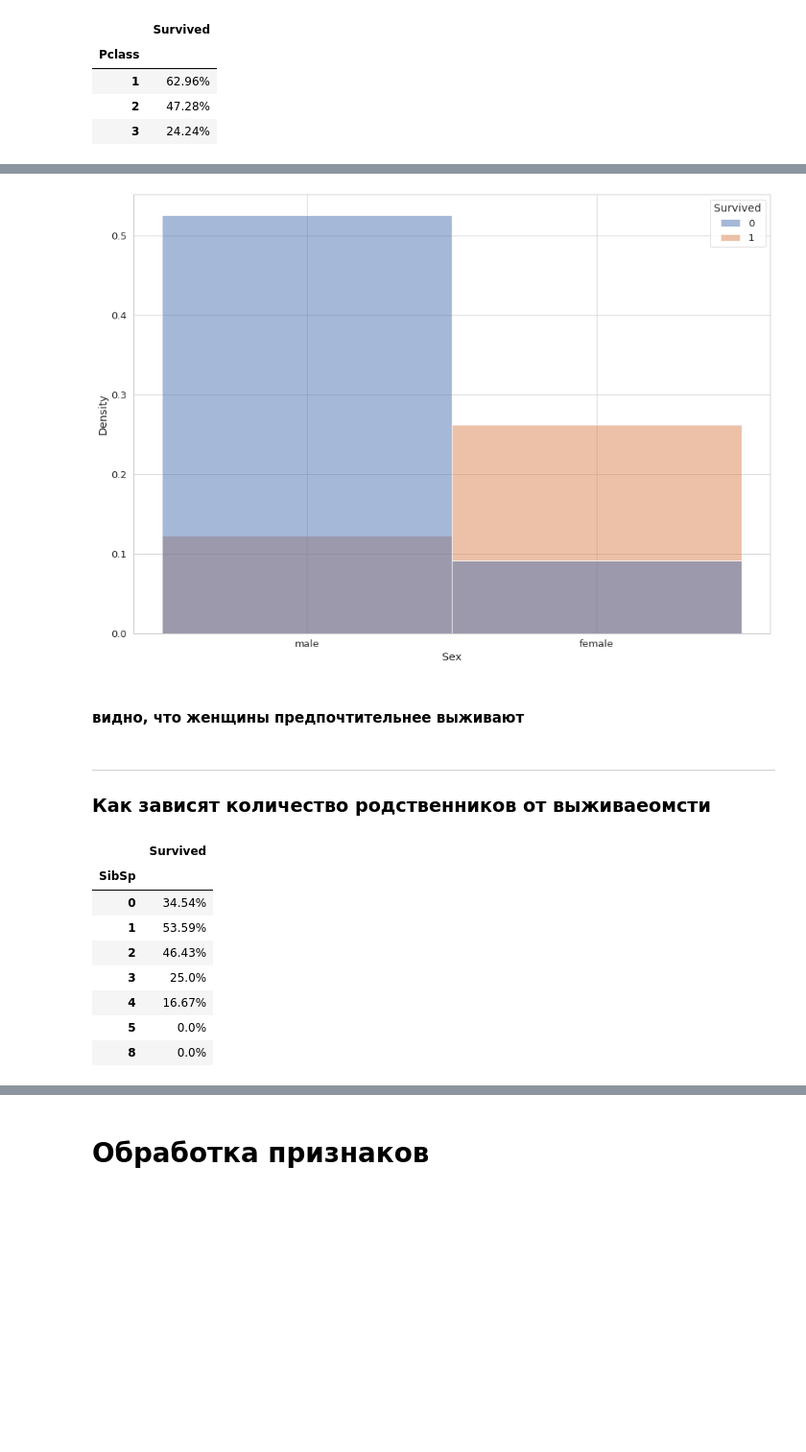
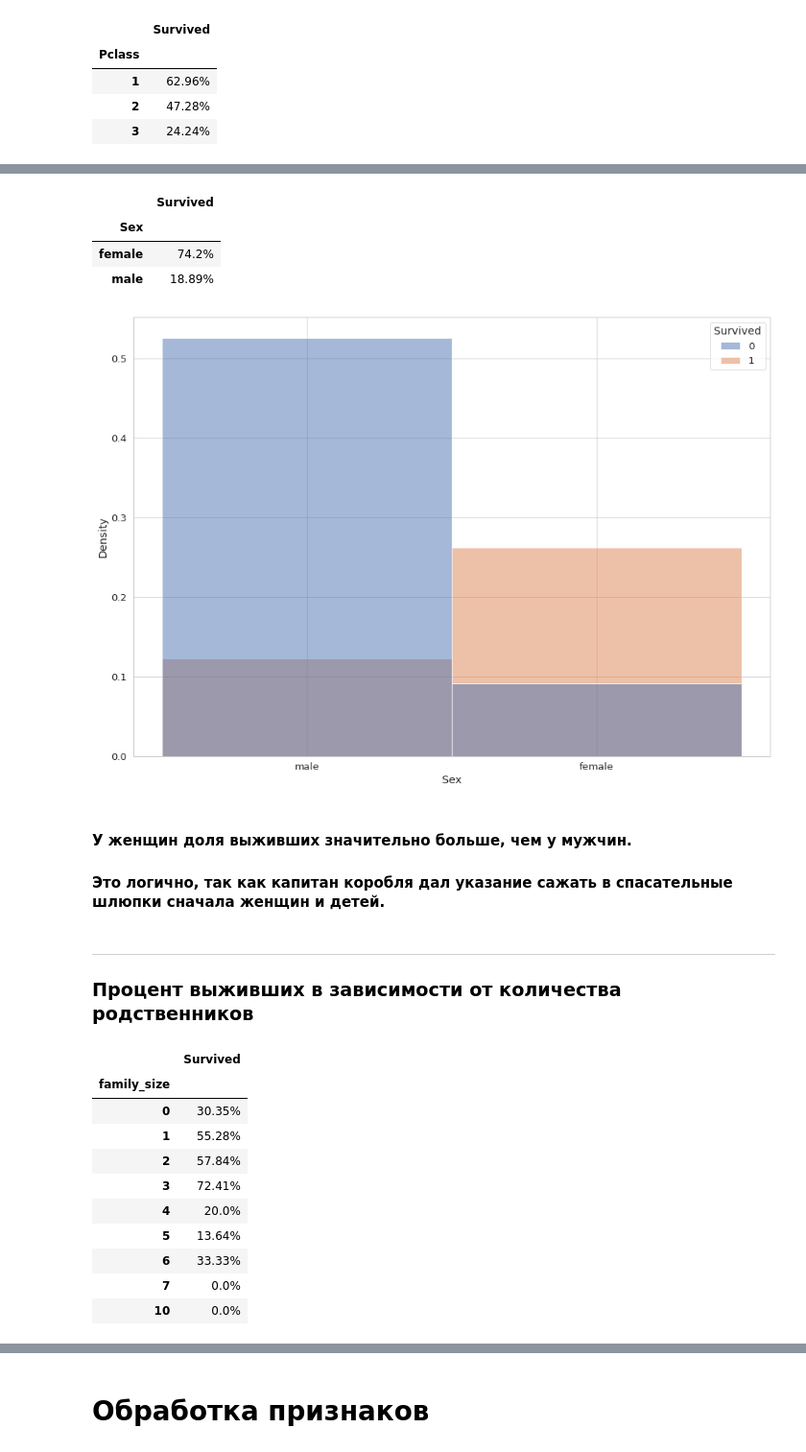
Before and after one commit to RPavelD/titanic_classifier, a Jupyter notebook: main.ipynb, the cells around one changed output, grey strips where cells are left out. Shown at 96% size. Drawn from its saved outputs; the diff is of its cells as text; code cells hidden in the pictures; blank space fills up the shorter version.

```diff
--- a/main.ipynb
+++ b/main.ipynb
@@ -52,5 +79,8 @@ __________
 # %%
-df.groupby(['Pclass']).agg({'Survived':lambda x: f"{round(100*sum(x == 1)/ len(x), 2)}%"})
+def percentage_of_survivors(x):
+    return f"{round(100*sum(x == 1)/ len(x), 2)}%"
+
+df.groupby(['Pclass']).agg({'Survived':percentage_of_survivors})
 # %% [output]
 |  | Survived |
 | Pclass |  |
@@ -63,21 +95,32 @@ ________
 # %%
-sns.histplot(df, x='Sex',hue='Survived', stat="density" );
+sns.histplot(df, x='Sex',hue='Survived', stat="density" )
+df.groupby(['Sex']).agg({'Survived':percentage_of_survivors})
 # %% [output]
+|  | Survived |
+| Sex |  |
+| female | 74.2% |
+| male | 18.89% |
 [figure]
 # %% [markdown]
-#### видно, что женщины предпочтительнее выживают
+#### У женщин доля выживших значительно больше, чем у мужчин.
+#### Это логично, так как капитан коробля дал указание сажать в спасательные шлюпки сначала женщин и детей.
 # %% [markdown]
 ________
-### Как зависят количество родственников от выживаеомсти
+### Процент выживших в зависимости от количества родственников
 # %%
-df.groupby(['SibSp']).agg({'Survived':lambda x: f"{round(100*sum(x == 1)/ len(x), 2)}%"})
+# признак показывает, сколько вообще родственников у пассажира
+df['family_size'] = df['SibSp'] + df['Parch']
+
+df.groupby(['family_size']).agg({'Survived': percentage_of_survivors})
 # %% [output]
 |  | Survived |
-| SibSp |  |
-| 0 | 34.54% |
-| 1 | 53.59% |
-| 2 | 46.43% |
-| 3 | 25.0% |
-| 4 | 16.67% |
-| 5 | 0.0% |
-| 8 | 0.0% |
+| family_size |  |
+| 0 | 30.35% |
+| 1 | 55.28% |
+| 2 | 57.84% |
+| 3 | 72.41% |
+| 4 | 20.0% |
+| 5 | 13.64% |
+| 6 | 33.33% |
+| 7 | 0.0% |
+| 10 | 0.0% |
```
Also changed, not shown: parts of 43 cells of this notebook, 3 other files.
